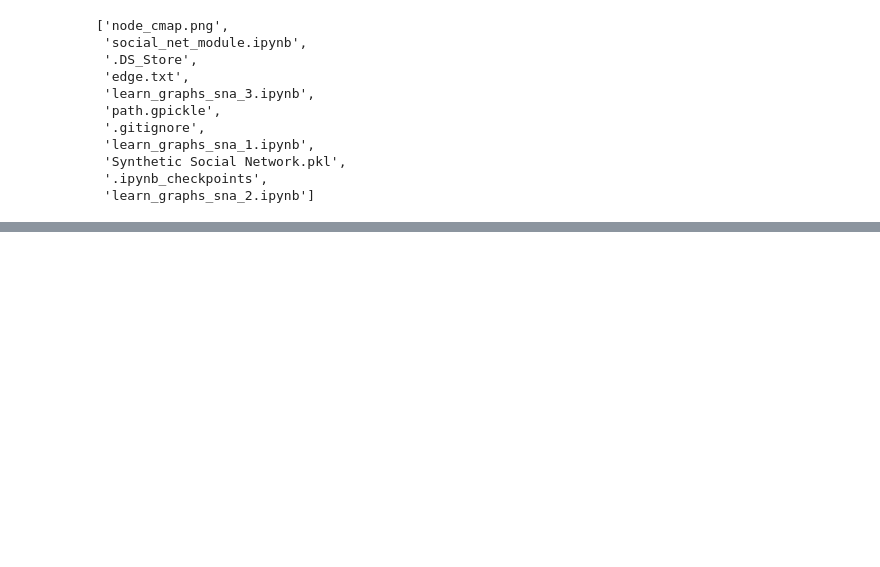
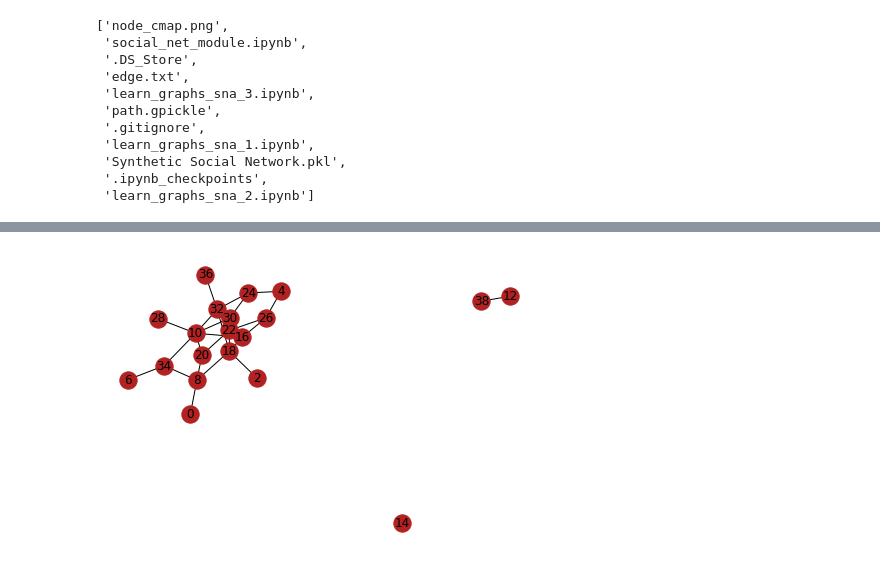
Before and after one commit to soslin/social-network-analysis, a Jupyter notebook: soc-net-class/social_net_module.ipynb, the cells around one changed output, grey strips where cells are left out. Saved outputs shown, nothing was run; the diff lists cells and outputs as text; code cells hidden in the pictures; blank space fills up the shorter version.

```diff
--- a/soc-net-class/social_net_module.ipynb
+++ b/soc-net-class/social_net_module.ipynb
@@ -46,0 +51,5 @@ AttributeError: 'Graph' object has no attribute '_adj'
+# %%
+sub = nx.subgraph(er, range(0,40,2)) #subgraph of even values between 0 and 39
+nx.draw(sub, node_color = 'firebrick', with_labels = True)
+# %% [output]
+[figure, added]
```
Also changed, not shown: parts of 11 cells of this notebook.
